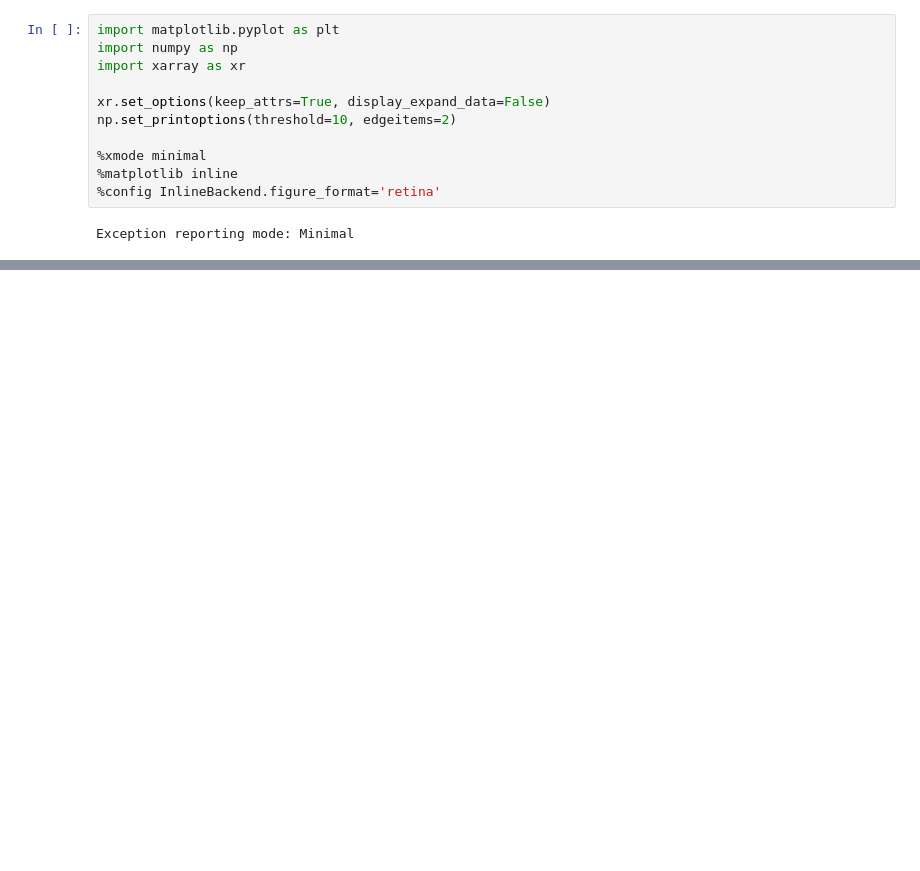
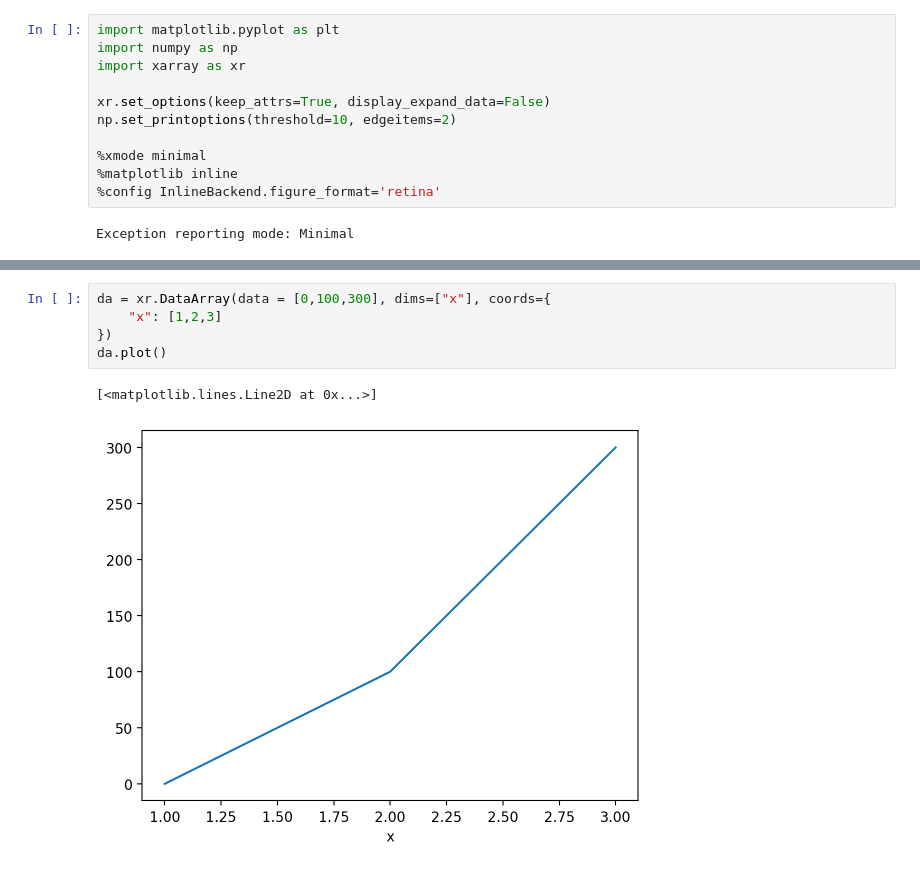
Before and after one commit to Shuobin-P/img_processing_system, a Jupyter notebook: xarray_demo.ipynb, the cells around one changed output, grey strips where cells are left out. Cells and saved outputs as stored; diff of their text form; blank space fills up the shorter version.

```diff
--- a/xarray_demo.ipynb
+++ b/xarray_demo.ipynb
@@ -91,0 +23,8 @@ Coordinates:
+# %%
+da = xr.DataArray(data = [0,100,300], dims=["x"], coords={
+    "x": [1,2,3]
+})
+da.plot()
+# %% [output]
+[<matplotlib.lines.Line2D at 0x...>]
+[figure, added]
```
Also changed, not shown: parts of 7 cells of this notebook, 3 other files.
